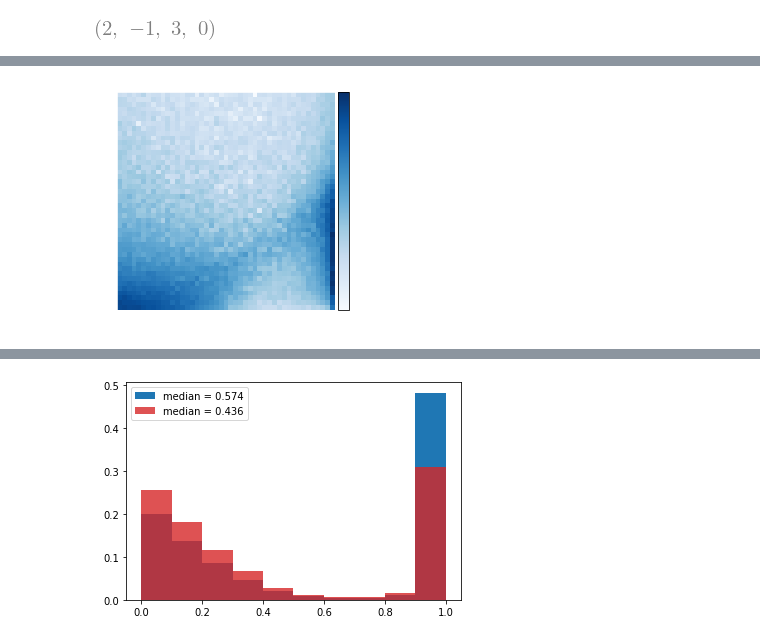
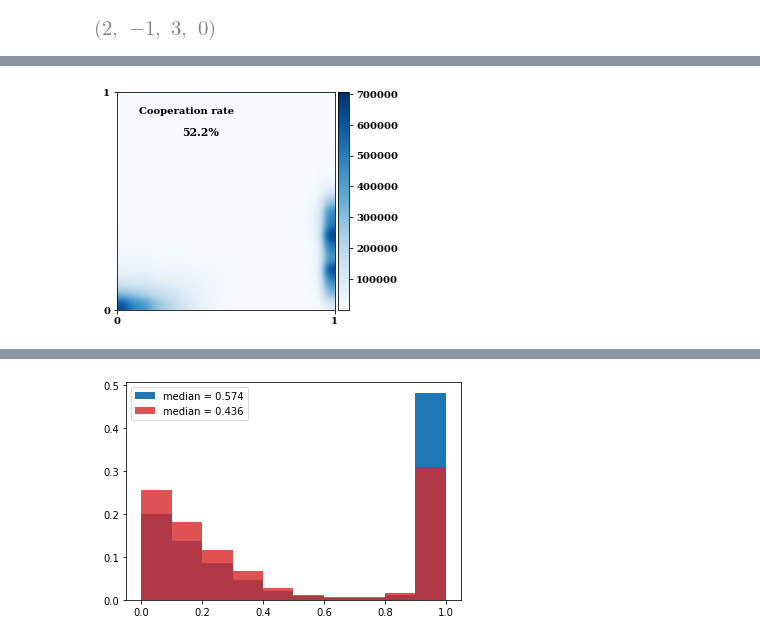
Before and after one commit to Nikoleta-v3/evolution-of-cooperation-with-limited-updating-payoff-memory, a Jupyter notebook: nbs/Numerical results.ipynb, the cells around one changed output, grey strips where cells are left out. Drawn from its saved outputs; the diff is of its cells as text; code cells hidden in the pictures.

```diff
--- a/Numerical results.ipynb
+++ b/nbs/Numerical results.ipynb
@@ -155,4 +157,4 @@ evol_dynamics.formulation.probability_being_in_state_T(
 # %% [markdown]
 **Plotting simulation results**
 # %%
-exp = pd.read_csv("expected.csv", header=None)
+exp = pd.read_csv("../matlab/data/expected/clean_c_1_b_3_stochastic_0.csv")
@@ -161,2 +160,0 @@ in_columns = ["y", "p", "q", "average cooperation rate", "average score", "t"]
-# %%
-exp.columns = in_columns
@@ -180,11 +172,2 @@ exp.head()
 # %%
 exp = exp.drop_duplicates()
-# %%
-frequencies = []
-previous = 0
-for value in exp['t'][1:]:
-    frequencies.append(value - previous)
-    previous = value
-frequencies.append(10 ** 7 - previous)
-
-exp['frequencies'] = frequencies
@@ -217,35 +188,27 @@ params = {"text.color" : "blue",
 # %%
 fig, axes = plt.subplots()
 
-heatmap, xedges, yedges = np.histogram2d(ps, qs, bins=45)
+heatmap, xedges, yedges = np.histogram2d(ps, qs, bins=19)
 
 extent = [xedges[0], xedges[-1], yedges[0], yedges[-1]]
 
-im = axes.imshow(heatmap.T, extent=extent, origin="lower", cmap=cmap, norm=colors.LogNorm(vmin=heatmap.min(),
-                                                                                    vmax=heatmap.max()))
+im = axes.imshow(heatmap.T, extent=extent, origin="lower", cmap=cmap, interpolation='gaussian',
+                 vmin=heatmap.min(),
+                 vmax=heatmap.max())
+
+#                  norm=colors.LogNorm(vmin=heatmap.min(), vmax=heatmap.max()))
 
 divider = make_axes_locatable(axes)
 cax = divider.append_axes('right', size='5%', pad=0.05)
 cb = fig.colorbar(im, cax=cax, orientation='vertical')
 
 
-
 axes.set_xticks(np.linspace(0, 1, 2))
 axes.set_yticks(np.linspace(0, 1, 2));
 
-axes.spines['bottom'].set_color('white')
-axes.spines['top'].set_color('white')
-axes.spines['right'].set_color('white')
-axes.spines['left'].set_color('white')
-
-
-axes.xaxis.label.set_color('white')
-axes.tick_params(axis='x', colors='white')
-axes.tick_params(axis='y', colors='white')
-
-plt.rcParams.update(params)
-
-plt.savefig("/Users/glynatsi/src/talks/talks/2021-03-03-Cardiff-University/static/reactive_results.png", transparent=True, dpi=500)
+axes.text(.1, .9, "Cooperation rate", color='black', fontsize=10)
+axes.text(.30, .8, f"{round(sum(exp['average cooperation rate'] * (exp['frequencies'] / 10 ** 7)), 3) * 100}%",
+          color='black', fontsize=11);
 # %% [output]
-[figure, old version]
+[figure, new version]
 # %%
```
Also changed, not shown: parts of 21 cells of this notebook, 3 other files.
